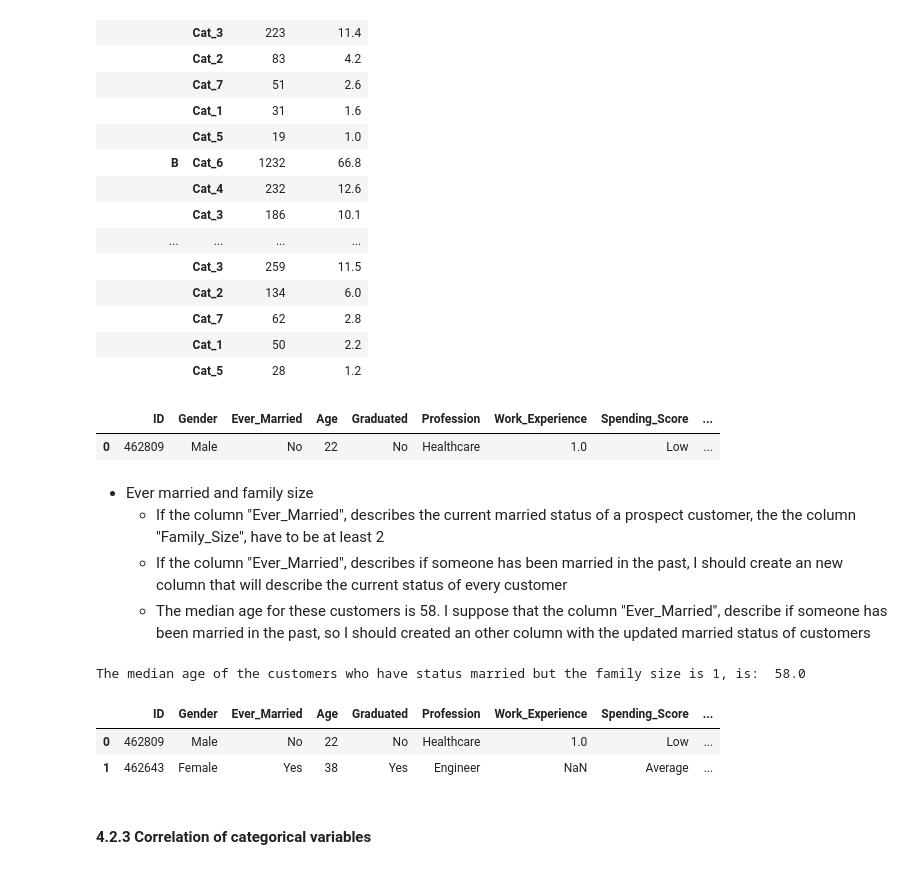
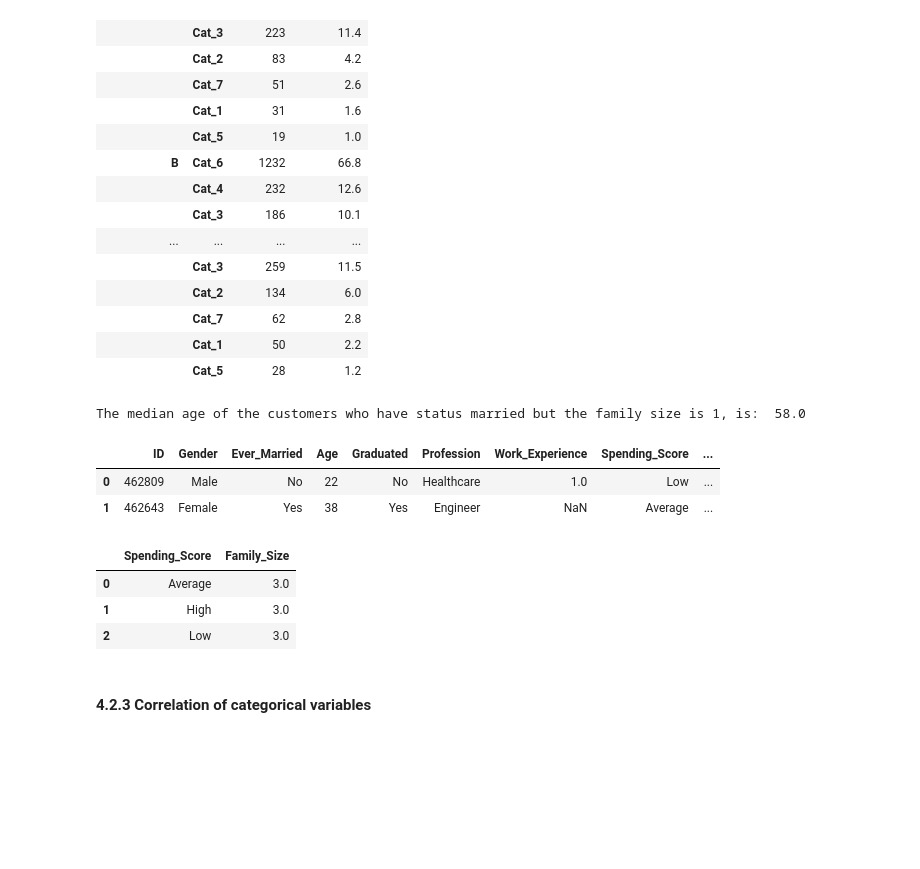
Before and after one commit to giannisbasa/Customer-Segmentation, a Jupyter notebook: 1. Coding/Customer_segmentation.ipynb, the cells around one changed output. Saved outputs shown, nothing was run; the diff lists cells and outputs as text; code cells hidden in the pictures; blank space fills up the shorter version.

```diff
--- a/1. Coding/Customer_segmentation.ipynb
+++ b/1. Coding/Customer_segmentation.ipynb
@@ -531,16 +538,6 @@ final_var
 |  | Cat_7 | 62 | 2.8 |
 |  | Cat_1 | 50 | 2.2 |
 |  | Cat_5 | 28 | 1.2 |
-# %%
-train.head(1)
-# %% [output]
-|  | ID | Gender | Ever_Married | Age | Graduated | Profession | Work_Experience | Spending_Score | ... |
-| 0 | 462809 | Male | No | 22 | No | Healthcare | 1.0 | Low | ... |
-# %% [markdown]
-* Ever married and family size
-    * If the column "Ever_Married", describes the current married status of a prospect customer, the the column "Family_Size", have to be at least 2
-    * If the column "Ever_Married", describes if someone has been married in the past, I should create an new column that will describe the current status of every customer
-    * The median age for these customers is 58. I suppose that the column "Ever_Married", describe if someone has been married in the past, so I should created an other column with the updated married status of customers
 # %%
 # 9. Check the accuracy of the columns married status and family size
 # Create a new column to check if Ever_Married and Family_Size are identical
@@ -553,6 +550,14 @@ The median age of the customers who have status married but the family size is 1
 |  | ID | Gender | Ever_Married | Age | Graduated | Profession | Work_Experience | Spending_Score | ... |
 | 0 | 462809 | Male | No | 22 | No | Healthcare | 1.0 | Low | ... |
 | 1 | 462643 | Female | Yes | 38 | Yes | Engineer | NaN | Average | ... |
+# %%
+# 10. Analyze the relationship between family size and spending score
+pd.pivot_table(data=train1, index='Spending_Score', values='Family_Size', aggfunc='median').reset_index()
+# %% [output]
+|  | Spending_Score | Family_Size |
+| 0 | Average | 3.0 |
+| 1 | High | 3.0 |
+| 2 | Low | 3.0 |
 # %% [markdown]
 #### 4.2.3 Correlation of categorical variables
 # %%
```
Also changed, not shown: parts of 15 cells of this notebook.
